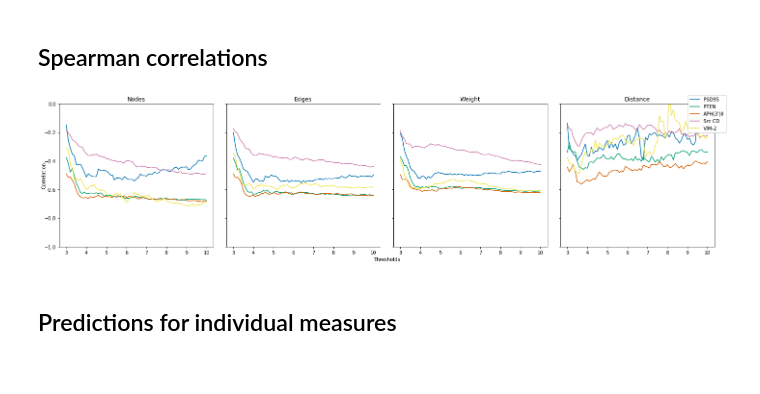
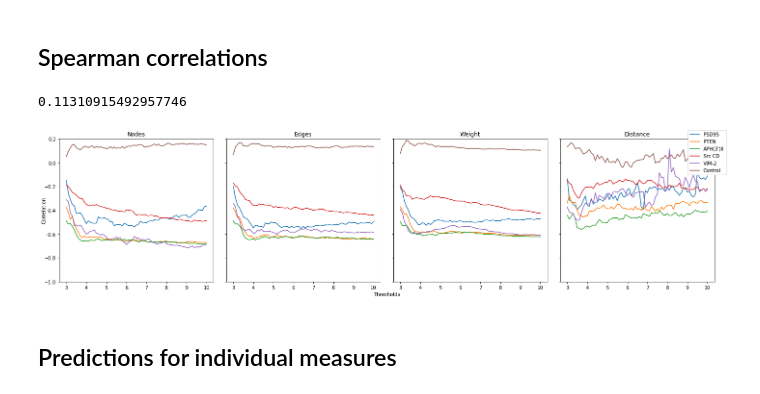
Before and after one commit to CrisSotomayor/perturbation-networks-get-data, a Jupyter notebook: figures.ipynb, the cells around one changed output. Saved outputs shown, nothing was run; the diff lists cells and outputs as text; code cells hidden in the pictures.

```diff
--- a/figures.ipynb
+++ b/figures.ipynb
@@ -239,8 +277,8 @@ Mean coverage = 39.8534, Mean accuracy = 39.8534
 ## Spearman correlations
 # %%
 def SpearmanR(protein, measure):
-    '''Return list with Spearman correlation coefficient between mean functional data and mean perturbation network data
-    for measure by threshold. '''
+    '''Return list with Spearman correlation coefficient between mean functional data and mean perturbation network
+    data for measure by threshold. '''
     functional_mean = list(functional_data[protein].mean())
     correlations = []
     for threshold in thresholds:
@@ -253,29 +291,52 @@ correlations = dict()
 for measure in measures:
     for protein in proteins:
         correlations[(protein, measure)] = SpearmanR(protein, measure)
+# %%
+# control protein, we considered the protein 4bz3 (VIM2) as a representative. We considered a random permutation of
+# its positions, and for each measure and threshold, calculated the correlation between the original functional mean
+# value at each position and the corresponding perturbation score at the position given by the permutation.
+random.shuffle(shuffled_positions)
+
+functional_mean = list(functional_data['4bz3'].mean())
+
+for measure in measures:
+    corr = []
+    for threshold in thresholds:
+        network_data = ReadNetworkCSV('4bz3', threshold, measure)
+        network_mean = network_data.mean()
+        shuffled_mean = [network_mean[pos] for pos in shuffled_positions]
+        corr.append(round(sp.stats.spearmanr(functional_mean, shuffled_mean)[0], 3))
+    # add to correlations dict from above
+    correlations[('control', measure)] = corr
+# %%
+mean = [np.mean(correlations[('control', measure)]) for measure in measures]
+np.mean(mean)
+# %% [output]
+0.11310915492957746
 # %%
 labels1 = ['Nodes', 'Edges', 'Weight', 'Distance']
 fig, axes = plt.subplots(nrows=1, ncols=4, figsize=(20,5), sharex=True, sharey=True)
 
 fig.add_subplot(111, frameon=False)
 plt.tick_params(labelcolor='none', top=False, bottom=False, left=False, right=False)
 plt.tight_layout()
 plt.ylabel('Correlation')
 plt.xlabel('Thresholds')
 
 for i, measure in enumerate(measures):
     ax = axes[i]
-    ax.set_ylim(-1,0)
+    ax.set_ylim(-1,0.2)
     for j,protein in enumerate(proteins):
         ax.plot(thresholds, correlations[(protein, measure)], label=protein_names[j])
+    ax.plot(thresholds, correlations[('control', measure)], label='Control')
     ax.set_title(labels1[i])
 
     handles, labels = ax.get_legend_handles_labels()
     fig.legend(handles, labels)
 
-fig.savefig(f'/Users/macbook/Dropbox/perturbation_networks/draft/figures/correlations', bbox_inches='tight')
+#fig.savefig(os.path.join(figures_path, correlations), bbox_inches='tight')
 # %% [output]
-[figure, old version]
+[figure, new version]
 # %% [markdown]
 ## Predictions for individual measures
 # %%
```
Also changed, not shown: parts of 44 cells of this notebook.
